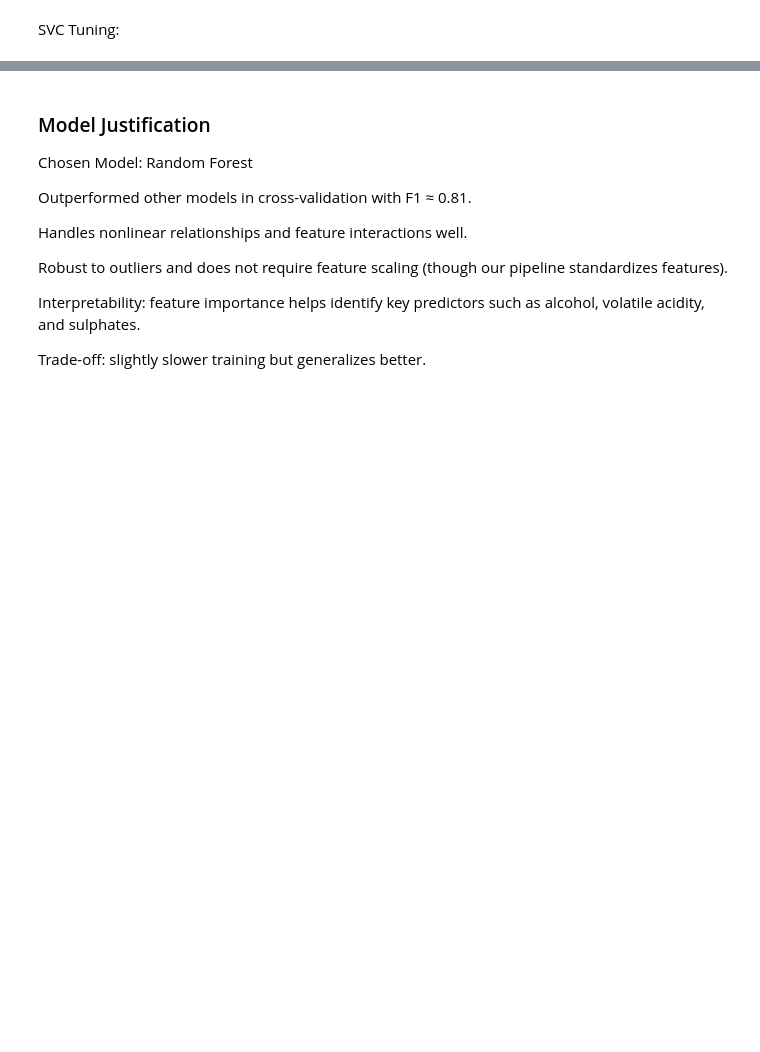
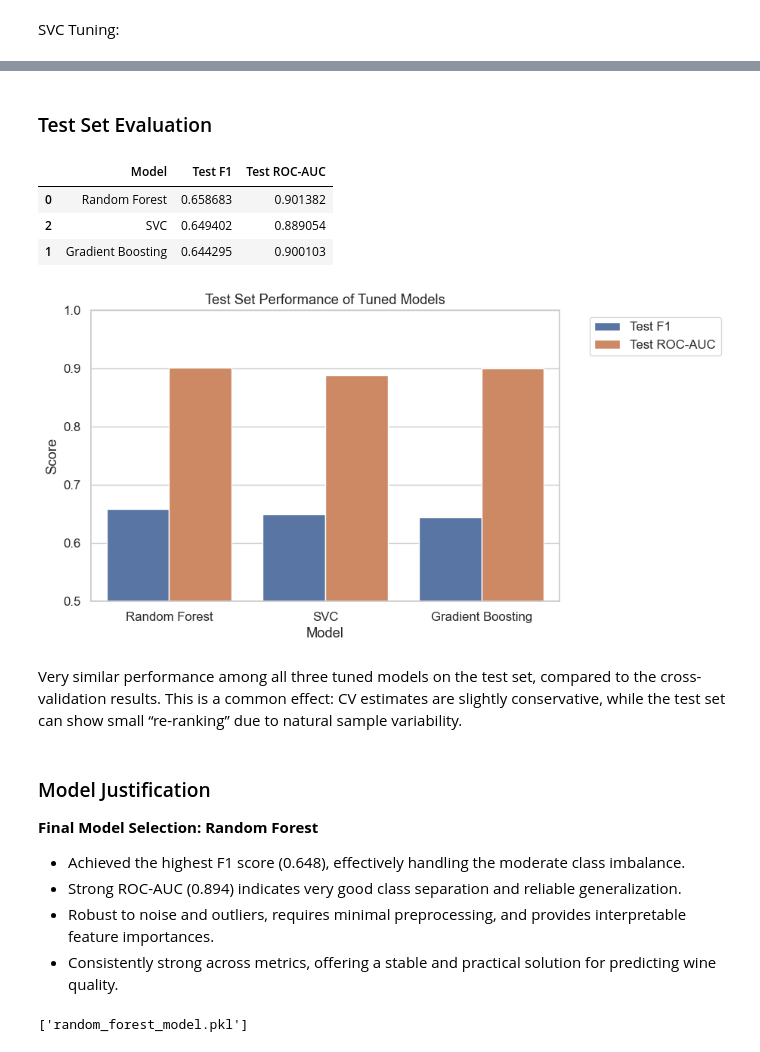
Before and after one commit to filipzekovich/Wine_ML_Lifecycle, a Jupyter notebook: 3_ModelSelection.ipynb, the cells around one changed output, grey strips where cells are left out. Saved outputs shown, nothing was run; the diff lists cells and outputs as text; code cells hidden in the pictures; blank space fills up the shorter version.

```diff
--- a/3_ModelSelection.ipynb
+++ b/3_ModelSelection.ipynb
@@ -298,16 +338,64 @@ weighted avg       0.87      0.87      0.87      1300
+# %% [markdown]
+### Test Set Evaluation
+# %%
+# Evaluate all tuned models on the test set
+searches = {
+    'Random Forest': rf_search,
+    'Gradient Boosting': gb_search,
+    'SVC': svc_search
+}
+
+summary_rows = []
+
+for name, search in searches.items():
+    best_model = search.best_estimator_
+
+    # Predictions
+    y_pred = best_model.predict(X_test)
+    y_proba = best_model.predict_proba(X_test)[:, 1]
+
+    # Test metrics
+    f1_test = f1_score(y_test, y_pred)
+    roc_test = roc_auc_score(y_test, y_proba)
+
+    summary_rows.append({
+        'Model': name,
+        'Test F1': f1_test,
+        'Test ROC-AUC': roc_test
+    })
+
+# Display results sorted by Test F1
+results_all = pd.DataFrame(summary_rows).sort_values(by='Test F1', ascending=False)
+display(results_all)
+
+# Plot test set performance
+plt.figure(figsize=(8,5))
+results_melted = results_all.melt(id_vars='Model', var_name='Metric', value_name='Score')
+
+sns.barplot(data=results_melted, x='Model', y='Score', hue='Metric')
+plt.title('Test Set Performance of Tuned Models')
+plt.ylim(0.5, 1)
+plt.legend(bbox_to_anchor=(1.05, 1), loc='upper left')
+plt.show()
+# %% [output]
+|  | Model | Test F1 | Test ROC-AUC |
+| 0 | Random Forest | 0.658683 | 0.901382 |
+| 2 | SVC | 0.649402 | 0.889054 |
+| 1 | Gradient Boosting | 0.644295 | 0.900103 |
+[figure, added]
+# %% [markdown]
+Very similar performance among all three tuned models on the test set, compared to the cross-validation results.
+This is a common effect: CV estimates are slightly conservative, while the test set can show small “re-ranking” due to natural sample variability.
 # %% [markdown]
 ### Model Justification
-Chosen Model: Random Forest
 
-Outperformed other models in cross-validation with F1 ≈ 0.81.
-
-Handles nonlinear relationships and feature interactions well.
-
-Robust to outliers and does not require feature scaling (though our pipeline standardizes features).
-
-Interpretability: feature importance helps identify key predictors such as alcohol, volatile acidity, and sulphates.
-
-Trade-off: slightly slower training but generalizes better.
+**Final Model Selection: Random Forest**
+- Achieved the highest F1 score (0.648), effectively handling the moderate class imbalance.
+- Strong ROC-AUC (0.894) indicates very good class separation and reliable generalization.
+- Robust to noise and outliers, requires minimal preprocessing, and provides interpretable feature importances.
+- Consistently strong across metrics, offering a stable and practical solution for predicting wine quality.
 # %%
-# Save our final model
-joblib.dump(best_model, "final_wine_quality_model.pkl")
+# Save the tuned pipeline with preprocessing
+joblib.dump(rf_search.best_estimator_, "random_forest_model.pkl")
+# %% [output]
+['random_forest_model.pkl']
```
Also changed, not shown: parts of 10 cells of this notebook, 2 other files.
